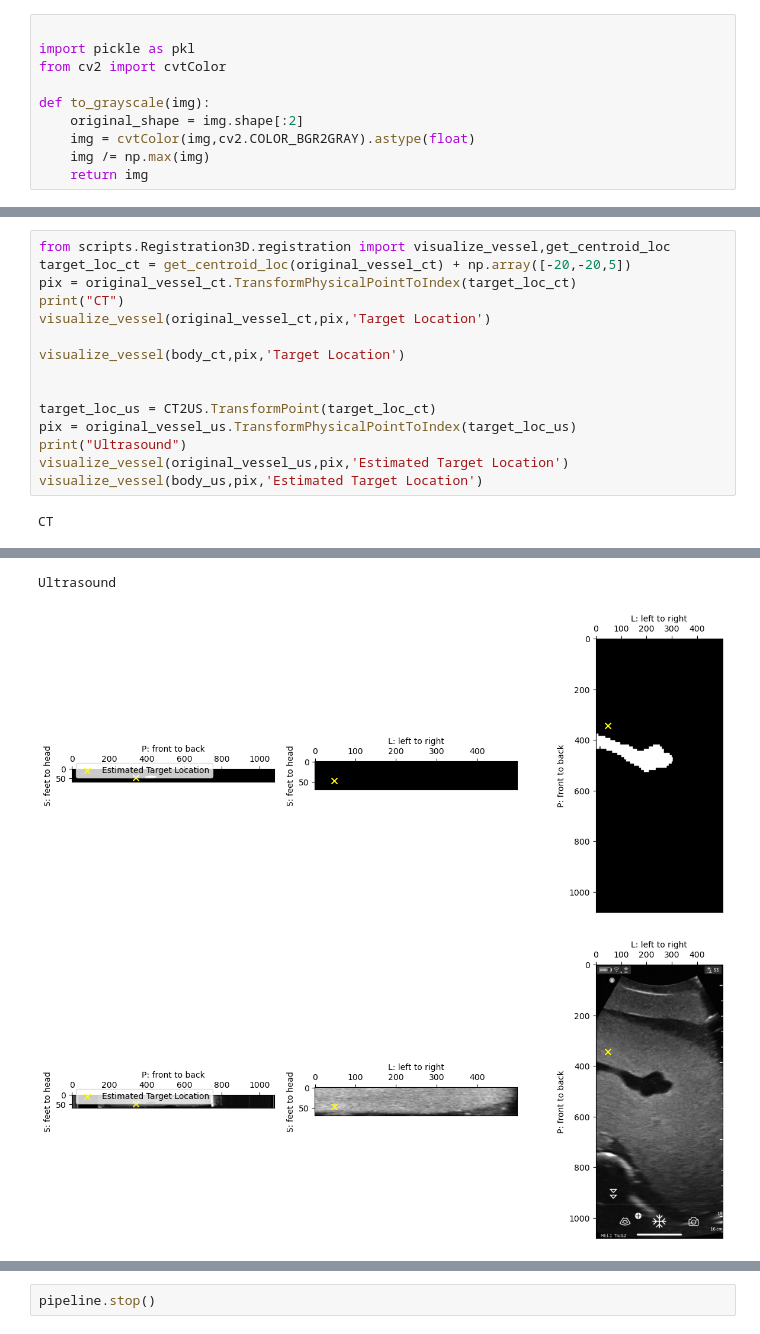
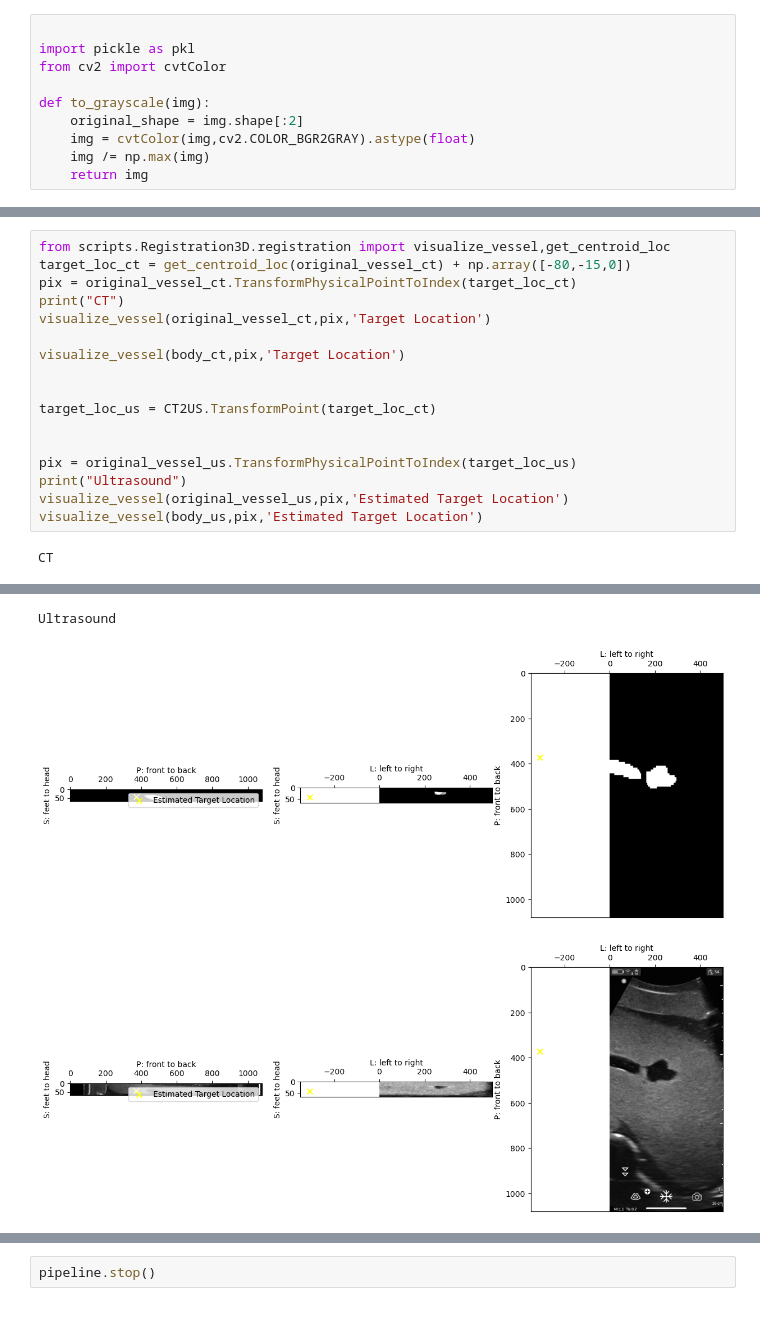
Before and after one commit to CoNG-harvard/robotic-ultrasound, a Jupyter notebook: notebooks/UltrasoundNavigation/Find Bunny.ipynb, the cells around one changed output, grey strips where cells are left out. Drawn from its saved outputs; the diff is of its cells as text.

```diff
--- a/notebooks/UltrasoundNavigation/Find Bunny.ipynb
+++ b/notebooks/UltrasoundNavigation/Find Bunny.ipynb
@@ -420,7 +422,7 @@ for i in range(len(frames)):
 body_us = sitk.GetImageFromArray(frames)
 # %%
 from scripts.Registration3D.registration import visualize_vessel,get_centroid_loc
-target_loc_ct = get_centroid_loc(original_vessel_ct) + np.array([-20,-20,5])
+target_loc_ct = get_centroid_loc(original_vessel_ct) + np.array([-80,-15,0])
 pix = original_vessel_ct.TransformPhysicalPointToIndex(target_loc_ct)
 print("CT")
 visualize_vessel(original_vessel_ct,pix,'Target Location')
@@ -429,6 +431,8 @@ visualize_vessel(body_ct,pix,'Target Location')
 
 
 target_loc_us = CT2US.TransformPoint(target_loc_ct)
+
+
 pix = original_vessel_us.TransformPhysicalPointToIndex(target_loc_us)
 print("Ultrasound")
 visualize_vessel(original_vessel_us,pix,'Estimated Target Location')
@@ -440,3 +444,3 @@ CT
 Ultrasound
-[figure, old version]
+[figure, new version]
-[figure, old version]
+[figure, new version]
```
Also changed, not shown: parts of 12 cells of this notebook.
